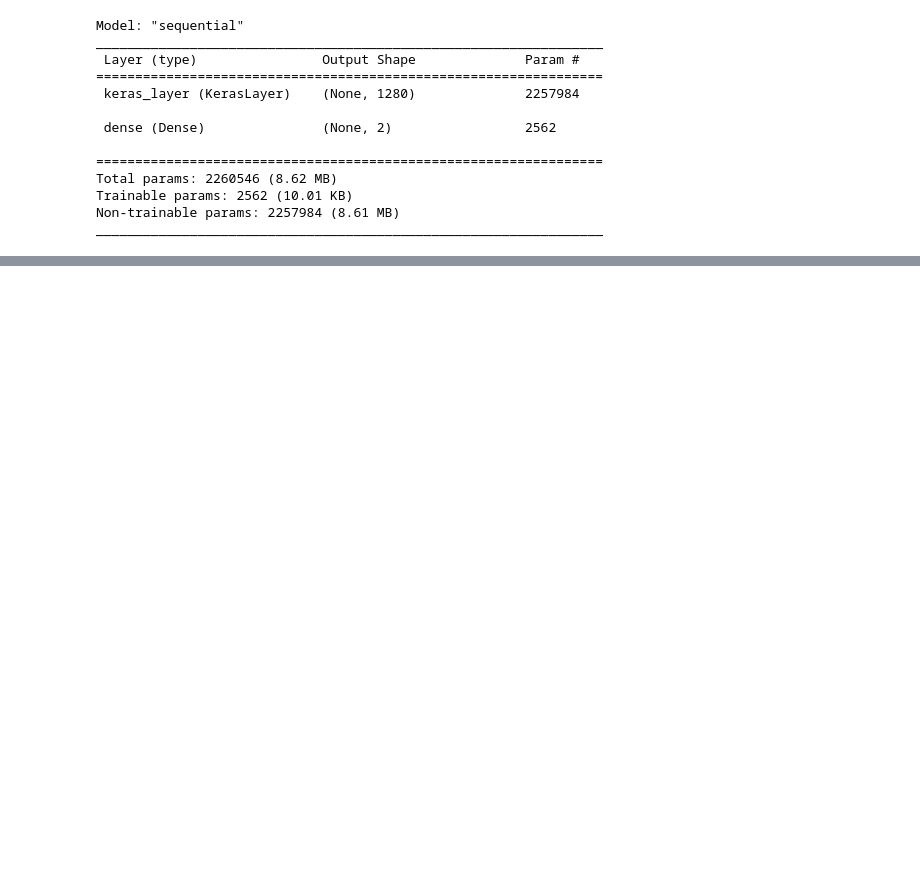
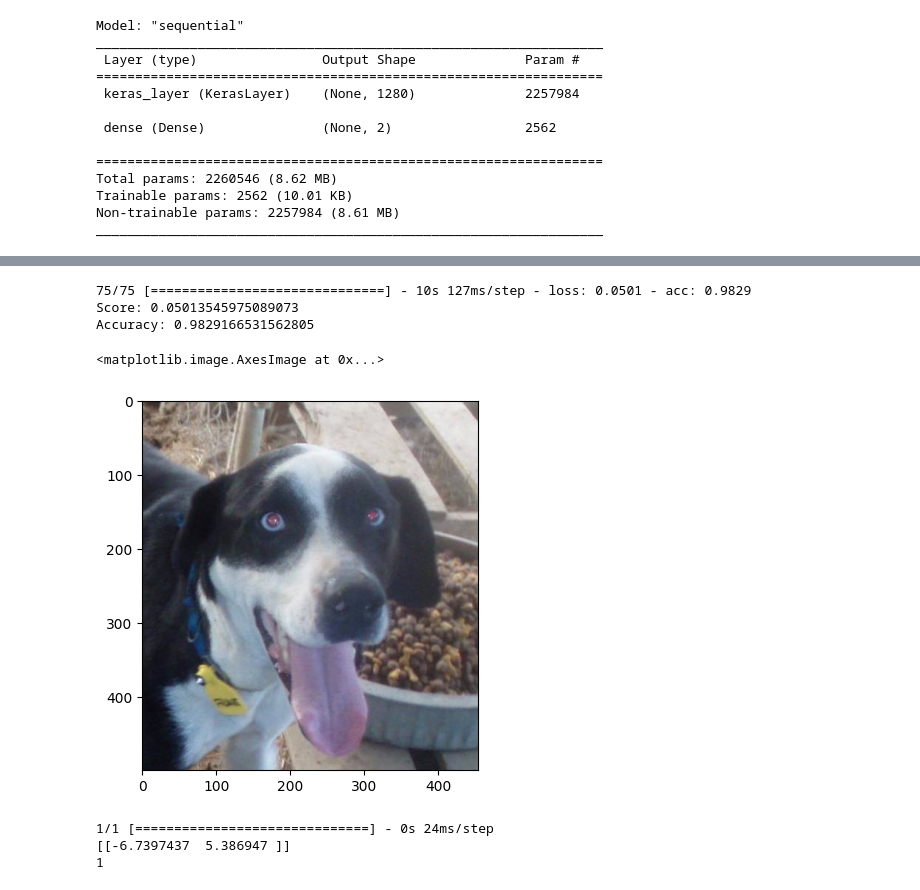
Before and after one commit to nikitaNotvas/unit-2b-ai, a Jupyter notebook: cat_v_dog.ipynb, the cells around one changed output, grey strips where cells are left out. Saved outputs shown, nothing was run; the diff lists cells and outputs as text; code cells hidden in the pictures; blank space fills up the shorter version.

```diff
--- a/cat_v_dog.ipynb
+++ b/cat_v_dog.ipynb
@@ -1,6 +1,6 @@
 # %%
 import os
-train_data = os.listdir('train/')
+train_data = os.listdir('train/')[:12000]
 print(train_data[0])
 # %% [output]
 dog.8011.jpg
@@ -120,0 +128,32 @@ Error:
+# %%
+score,acc = model.evaluate(x_test_scaled,y_test)
+print('Score:',score)
+print('Accuracy:',acc)
+# %% [output]
+75/75 [==============================] - 10s 127ms/step - loss: 0.0501 - acc: 0.9829
+Score: 0.05013545975089073
+Accuracy: 0.9829166531562805
+# %%
+import matplotlib.image as img
+
+image_number=421
+
+test_image=img.imread(f'test1/{image_number}.jpg')
+plt.imshow(test_image)
+# %% [output]
+<matplotlib.image.AxesImage at 0x...>
+[figure, added]
+# %%
+imput_img=cv2.imread(f'test1/{image_number}.jpg')
+imput_img=cv2.resize(imput_img,(224,224))
+imput_img=imput_img/255
+imput_img=np.reshape(imput_img,[1,224,224,3])
+prediction = model.predict(imput_img)
+print(prediction)
+
+cat_or_dog =np.argmax(prediction)
+print(cat_or_dog)
+# %% [output]
+1/1 [==============================] - 0s 24ms/step
+[[-6.7397437  5.386947 ]]
+1
```
Also changed, not shown: parts of 4 cells of this notebook, 2 other files.
